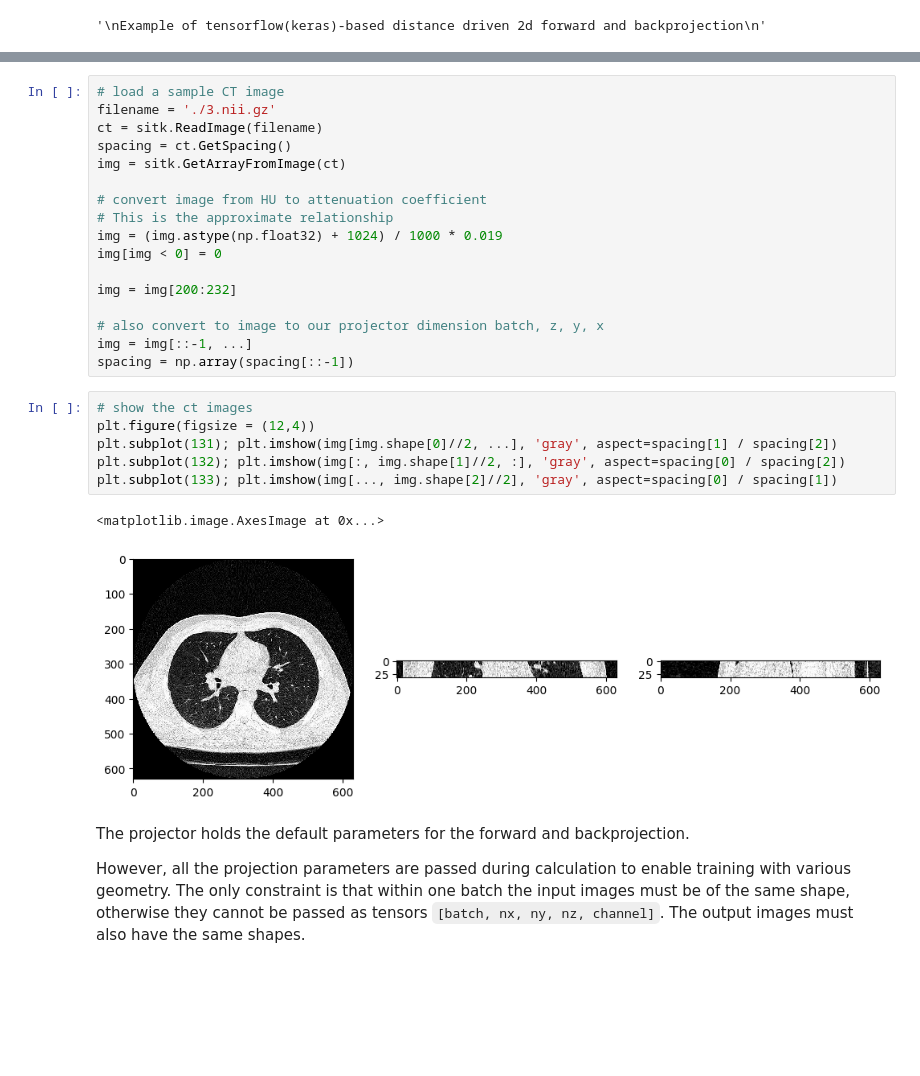
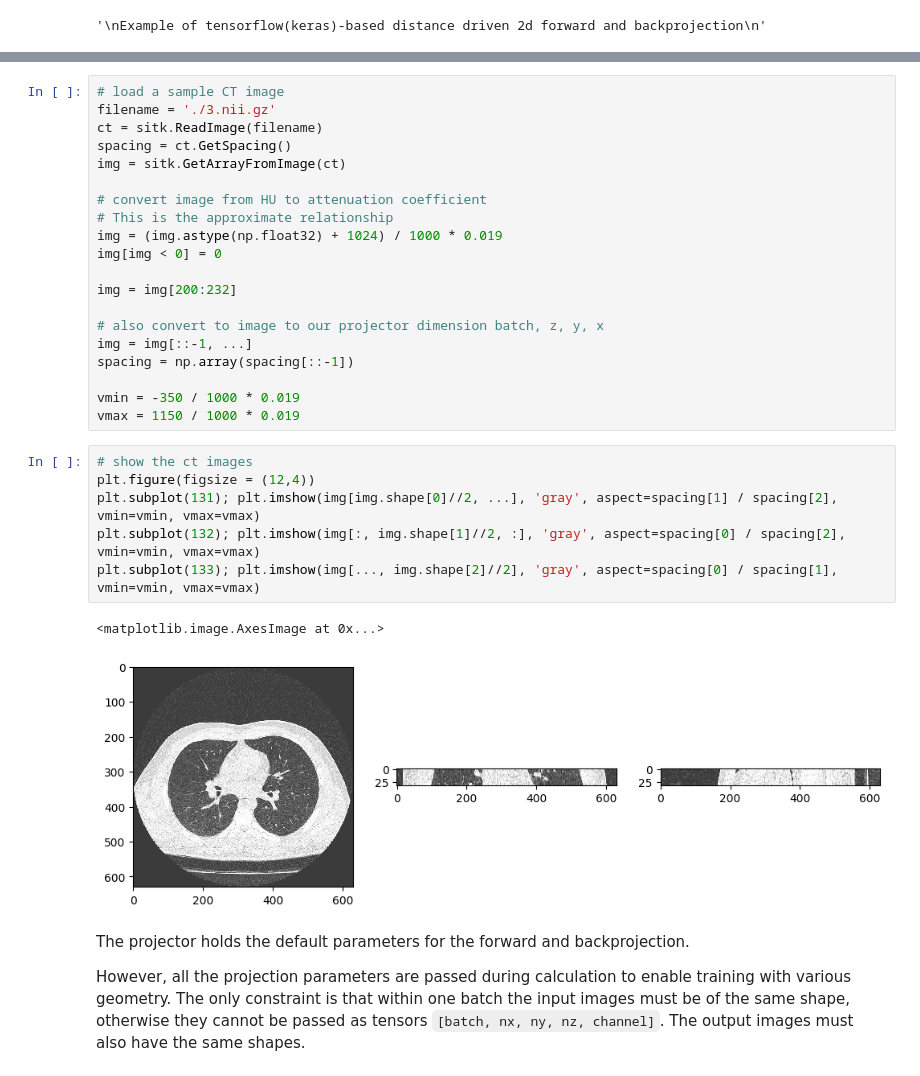
Before and after one commit to wudufan/CTProjector, a Jupyter notebook: example/ex_fp_bp_dd_tf.ipynb, the cells around one changed output, grey strips where cells are left out. Drawn from its saved outputs; the diff is of its cells as text; blank space fills up the shorter version.

```diff
--- a/example/ex_fp_bp_dd_tf.ipynb
+++ b/example/ex_fp_bp_dd_tf.ipynb
@@ -57,15 +58,18 @@ img = img[200:232]
 # also convert to image to our projector dimension batch, z, y, x
 img = img[::-1, ...]
 spacing = np.array(spacing[::-1])
+
+vmin = -350 / 1000 * 0.019
+vmax = 1150 / 1000 * 0.019
 # %%
 # show the ct images
 plt.figure(figsize = (12,4))
-plt.subplot(131); plt.imshow(img[img.shape[0]//2, ...], 'gray', aspect=spacing[1] / spacing[2])
-plt.subplot(132); plt.imshow(img[:, img.shape[1]//2, :], 'gray', aspect=spacing[0] / spacing[2])
-plt.subplot(133); plt.imshow(img[..., img.shape[2]//2], 'gray', aspect=spacing[0] / spacing[1])
+plt.subplot(131); plt.imshow(img[img.shape[0]//2, ...], 'gray', aspect=spacing[1] / spacing[2], vmin=vmin, vmax=vmax)
+plt.subplot(132); plt.imshow(img[:, img.shape[1]//2, :], 'gray', aspect=spacing[0] / spacing[2], vmin=vmin, vmax=vmax)
+plt.subplot(133); plt.imshow(img[..., img.shape[2]//2], 'gray', aspect=spacing[0] / spacing[1], vmin=vmin, vmax=vmax)
 # %% [output]
 <matplotlib.image.AxesImage at 0x...>
-[figure, old version]
+[figure, new version]
 # %% [markdown]
 The projector holds the default parameters for the forward and backprojection.
 
```
Also changed, not shown: parts of 8 cells of this notebook, 3 other files.
